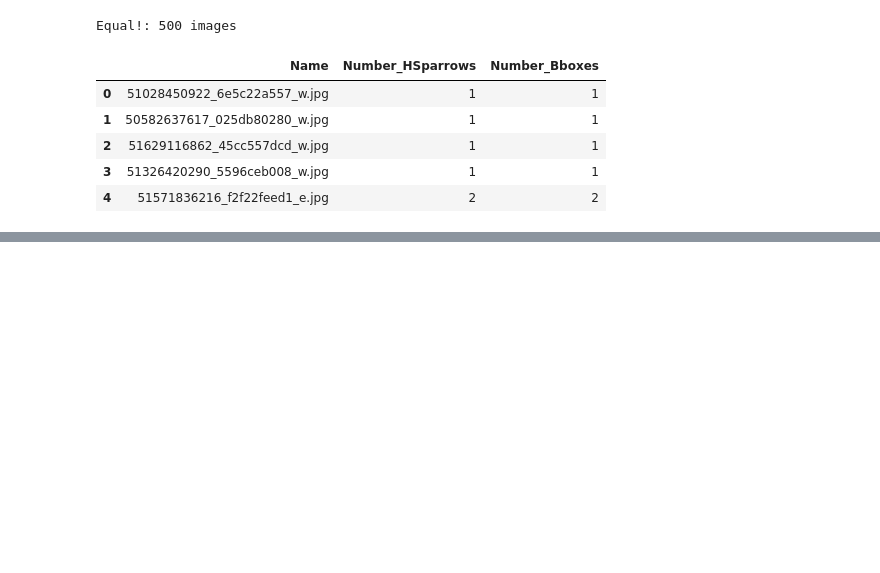
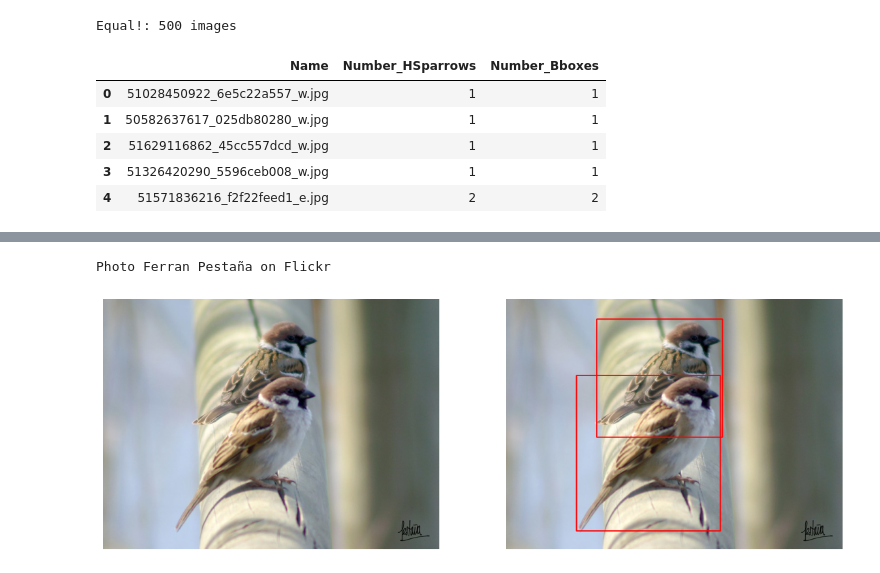
Before and after one commit to data42lana/end-to-end-cv-mlops-project, a Jupyter notebook: notebooks/EDA.ipynb, the cells around one changed output, grey strips where cells are left out. Saved outputs shown, nothing was run; the diff lists cells and outputs as text; code cells hidden in the pictures; blank space fills up the shorter version.

```diff
--- a/notebooks/EDA.ipynb
+++ b/notebooks/EDA.ipynb
@@ -193,0 +233,27 @@ All of the image windows are closed.
+# %%
+# Show one of the train images (with and without bounding boxes)
+fig, (ax1, ax2) = plt.subplots(1, 2, figsize=(14, 6))
+
+img_sample_df = (hs_img_info_df.loc[hs_img_info_df.index.isin(train_ids),
+                                   ['Name', 'Author', 'Source']]
+                               .sample(1).squeeze())
+img_sample_name = img_sample_df['Name']
+img_sample = plt.imread(os.path.join(IMG_PATH, img_sample_name))
+ax1.imshow(img_sample)
+ax1.axis('off')
+
+rec_df = (hs_img_bbox_df.loc[hs_img_bbox_df['image_name'] == img_sample_name,
+                            ['bbox_x', 'bbox_y', 'bbox_width', 'bbox_height']].values)
+
+# Draw bounding box rectangles on the image
+for x, y, w, h in rec_df:
+    img_sample = cv2.rectangle(img_sample, (x, y), (x + w, y + h),
+                                    color=(255, 0, 0), thickness=2)
+
+ax2.imshow(img_sample)
+ax2.axis('off')
+print("Photo {0} on {1}".format(img_sample_df['Author'], img_sample_df['Source']))
+plt.show()
+# %% [output]
+Photo Ferran Pestaña on Flickr
+[figure, added]
```
Also changed, not shown: parts of 17 cells of this notebook, 1 other file.
